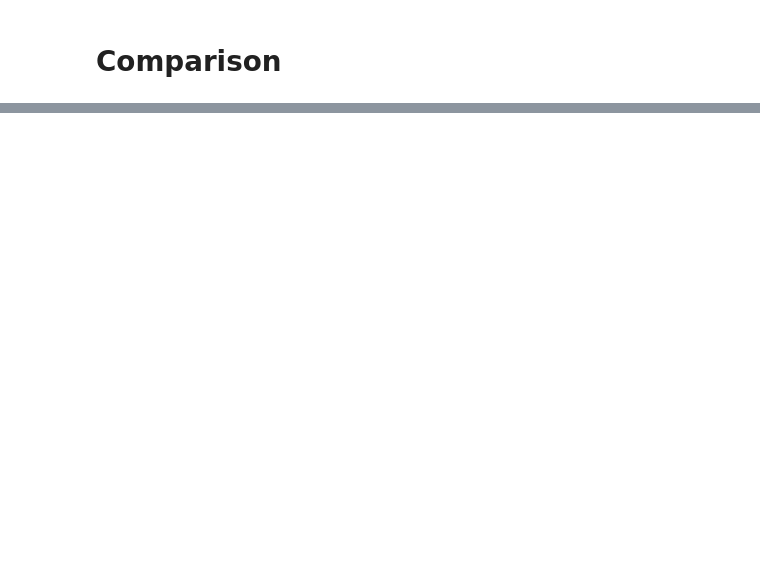
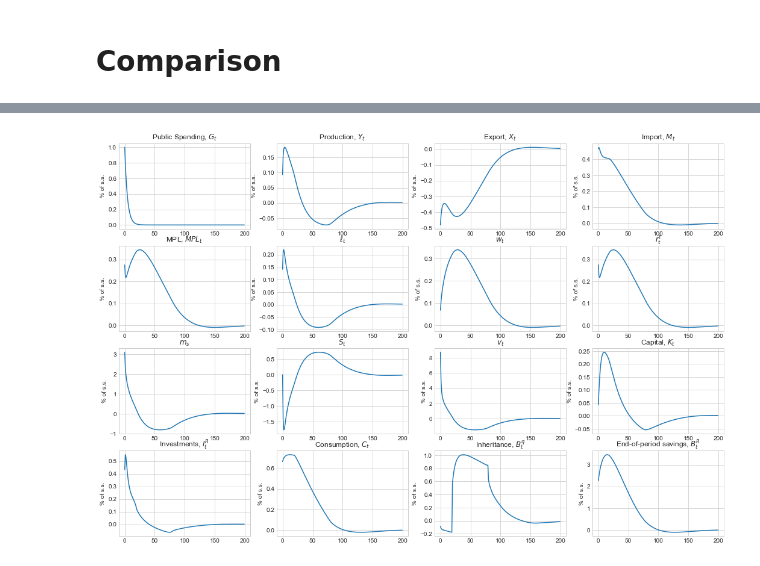
Before and after one commit to HansChristianPOLIT/MiniMAKRO, a Jupyter notebook: TestExample.ipynb, the cells around one changed output, grey strips where cells are left out. Saved outputs shown, nothing was run; the diff lists cells and outputs as text; code cells hidden in the pictures; blank space fills up the shorter version.

```diff
--- a/TestExample.ipynb
+++ b/TestExample.ipynb
@@ -414,0 +501,5 @@ Text(0.5, 1.0, 'Production, $Y_t$')
+# %%
+Gshock = 50
+shock = 0.01*ss.G
+persistence = 0.8**np.arange(Gshock)
+sol.G[:Gshock] = ss.G + shock*persistence
@@ -414,0 +536,87 @@ Text(0.5, 1.0, 'Production, $Y_t$')
+# %%
+T_IRF = 200
+
+fig = plt.figure(figsize=(3*6,3*6/1.5))
+
+ax = fig.add_subplot(4,4,1)
+ax.plot((sol.G[:T_IRF]/ss.G-1)*100)
+ax.set_ylabel('% of s.s.')
+ax.set_title('Public Spending, $G_t$')
+
+ax = fig.add_subplot(4,4,2)
+ax.plot((sol.Y[:T_IRF]/ss.Y-1)*100)
+ax.set_ylabel('% of s.s.')
+ax.set_title('Production, $Y_t$')
+
+ax = fig.add_subplot(4,4,3)
+ax.plot((sol.X[:T_IRF]/(ss.X)-1)*100)
+ax.set_ylabel('% of s.s.')
+ax.set_title('Export, $X_t$')
+
+ax = fig.add_subplot(4,4,4)
+ax.plot((sol.M[:T_IRF]/(ss.M)-1)*100)
+ax.set_ylabel('% of s.s.')
+ax.set_title('Import, $M_t$')
+
+ax = fig.add_subplot(4,4,5)
+ax.plot((sol.MPL[:T_IRF]/ss.MPL-1)*100)
+ax.set_ylabel('% of s.s.')
+ax.set_title('MPL, $MPL_t$')
+
+ax = fig.add_subplot(4,4,6)
+ax.plot((sol.ell[:T_IRF]/(ss.ell)-1)*100)
+ax.set_ylabel('% of s.s.')
+ax.set_title('$\ell_t$')
+
+ax = fig.add_subplot(4,4,7)
+ax.plot((sol.w[:T_IRF]/(ss.w)-1)*100)
+ax.set_ylabel('% of s.s.')
+ax.set_title('$w_t$')
+
+ax = fig.add_subplot(4,4,8)
+ax.plot((sol.r_ell[:T_IRF]/(ss.r_ell)-1)*100)
+ax.set_ylabel('% of s.s.')
+ax.set_title('$r^{\ell}_t$')
+
+ax = fig.add_subplot(4,4,9)
+ax.plot((sol.m_s[:T_IRF]/(ss.m_s)-1)*100)
+ax.set_ylabel('% of s.s.')
+ax.set_title('$m_s$')
+
+ax = fig.add_subplot(4,4,10)
+ax.plot((sol.S[:T_IRF]/(ss.S)-1)*100)
+ax.set_ylabel('% of s.s.')
+ax.set_title('$S_t$')
+
+ax = fig.add_subplot(4,4,11)
+ax.plot((sol.v[:T_IRF]/(ss.v)-1)*100)
+ax.set_ylabel('% of s.s.')
+ax.set_title('$v_t$')
+
+ax = fig.add_subplot(4,4,12)
+ax.plot((sol.K[:T_IRF]/ss.K-1)*100)
+ax.set_ylabel('% of s.s.')
+ax.set_title('Capital, $K_t$')
+
+ax = fig.add_subplot(4,4,13)
+ax.plot((sol.I[:T_IRF]/(ss.I)-1)*100)
+ax.set_ylabel('% of s.s.')
+ax.set_title('Investments, $I^R_t$')
+
+ax = fig.add_subplot(4,4,14)
+ax.plot((sol.C[:T_IRF]/ss.C-1)*100)
+ax.set_ylabel('% of s.s.')
+ax.set_title('Consumption, $C_t$')
+
+ax = fig.add_subplot(4,4,15)
+ax.plot((sol.Bq[:T_IRF]/(ss.Bq)-1)*100)
+ax.set_ylabel('% of s.s.')
+ax.set_title('Inheritance, $B^q_t$')
+
+ax = fig.add_subplot(4,4,16)
+ax.plot((sol.B[:T_IRF]/(ss.B)-1)*100)
+ax.set_ylabel('% of s.s.')
+ax.set_title('End-of-period savings, $B^R_t$');
+
+print('Note: resultater')
+# %% [output]
@@ -414,0 +624 @@ Text(0.5, 1.0, 'Production, $Y_t$')
+[figure, added]
```
Also changed, not shown: parts of 25 cells of this notebook, 5 other files.
